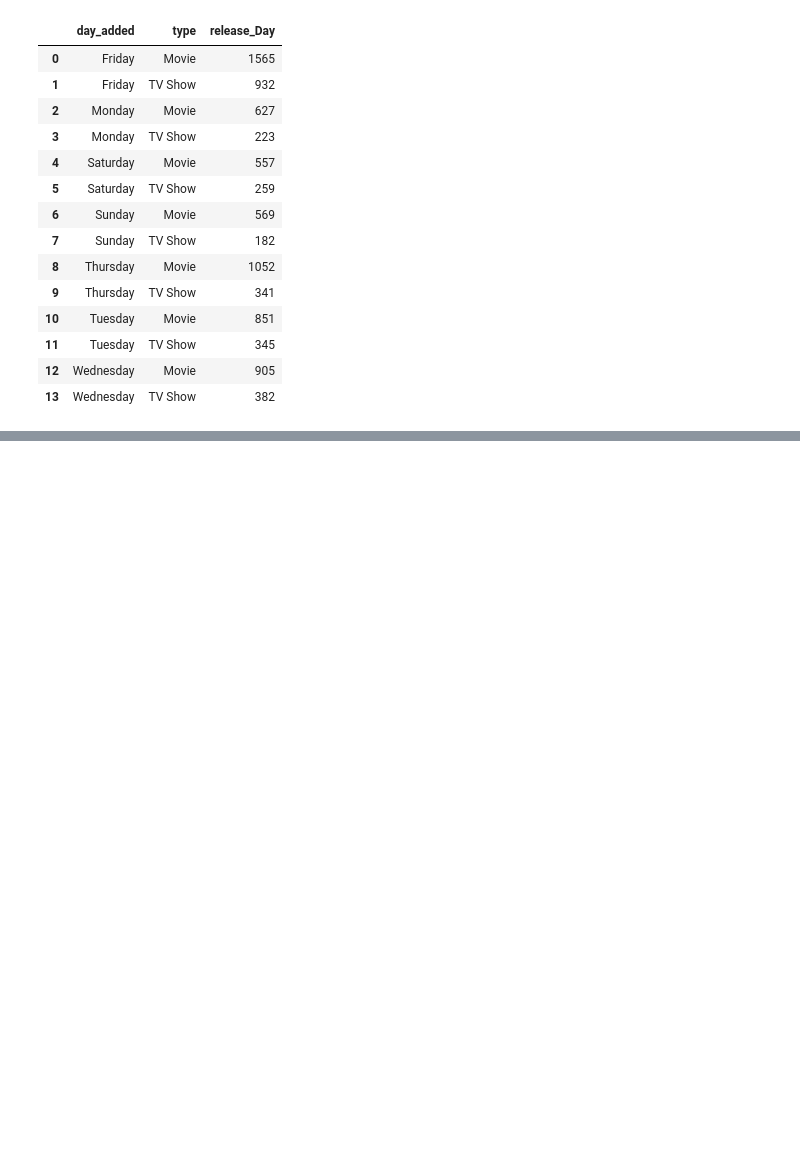
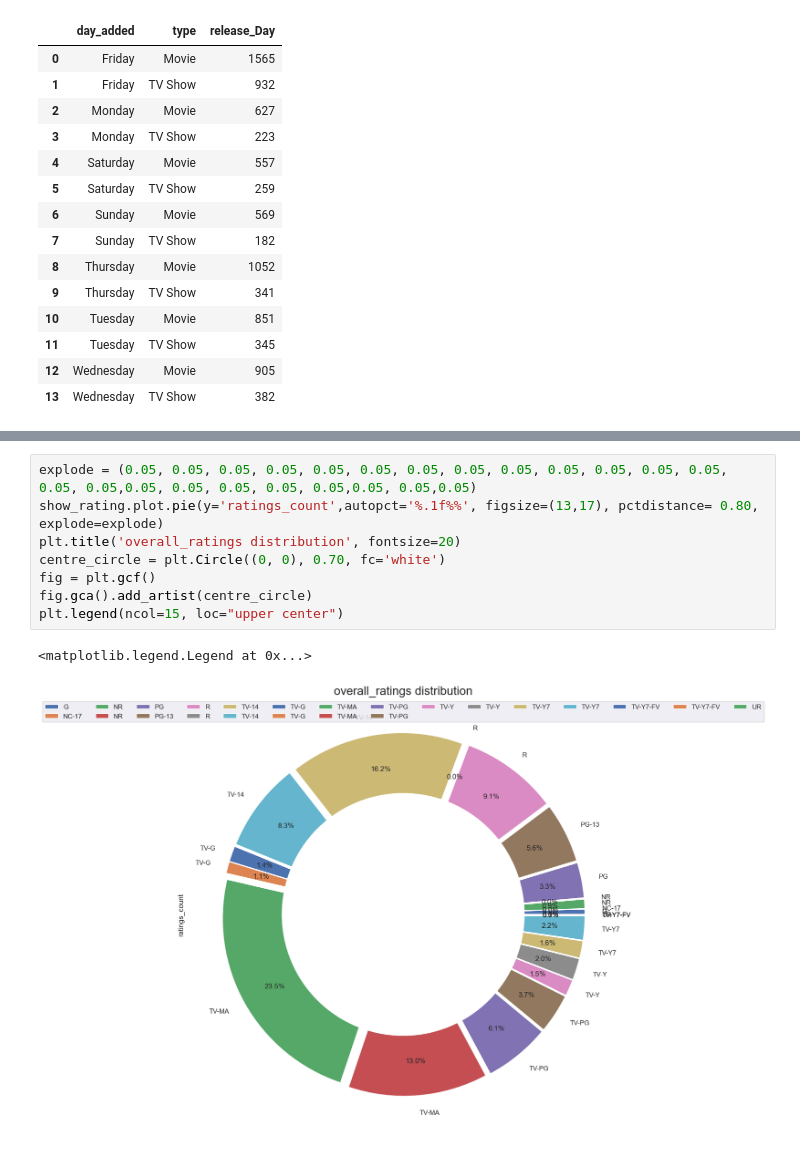
Before and after one commit to ahmadnurrizal/python-visualization, a Jupyter notebook: Netflix data analysis/netflix.ipynb, the cells around one changed output, grey strips where cells are left out. Saved outputs shown, nothing was run; the diff lists cells and outputs as text; blank space fills up the shorter version.

```diff
--- a/Netflix data analysis/netflix.ipynb
+++ b/Netflix data analysis/netflix.ipynb
@@ -415,0 +485,11 @@ release_Day
+# %%
+explode = (0.05, 0.05, 0.05, 0.05, 0.05, 0.05, 0.05, 0.05, 0.05, 0.05, 0.05, 0.05, 0.05, 0.05, 0.05,0.05, 0.05, 0.05, 0.05, 0.05,0.05, 0.05,0.05)
+show_rating.plot.pie(y='ratings_count',autopct='%.1f%%', figsize=(13,17), pctdistance= 0.80,  explode=explode)
+plt.title('overall_ratings distribution', fontsize=20)
+centre_circle = plt.Circle((0, 0), 0.70, fc='white')
+fig = plt.gcf()
+fig.gca().add_artist(centre_circle)
+plt.legend(ncol=15, loc="upper center")
+# %% [output]
+<matplotlib.legend.Legend at 0x...>
+[figure, added]
```
Also changed, not shown: parts of 12 cells of this notebook.
